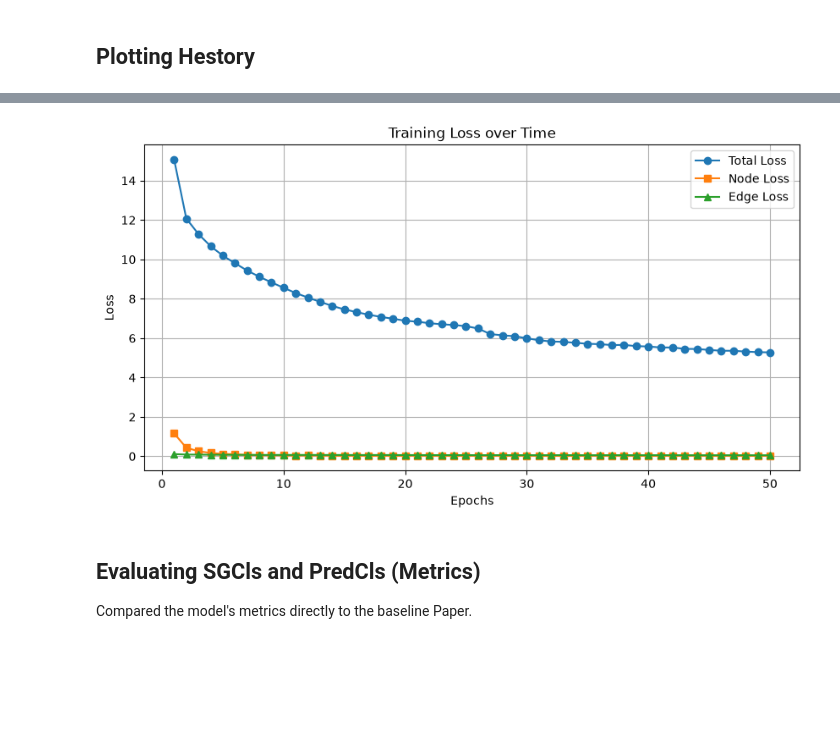
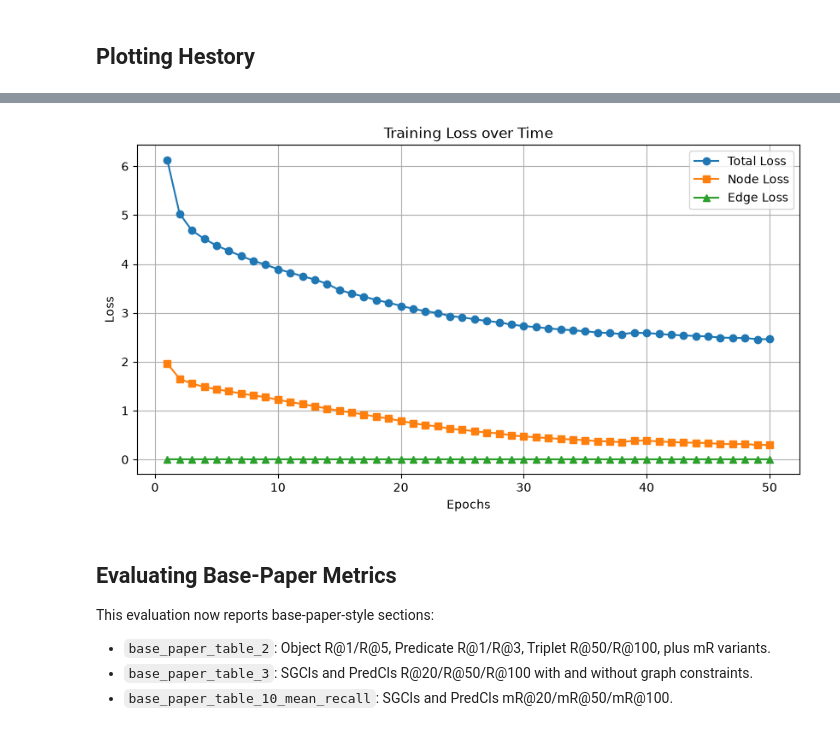
Before and after one commit to satyarthsinghwork-droid/Integration-by-Parts-3DSSG, a Jupyter notebook: run_3rscan_pipeline.ipynb, the cells around one changed output, grey strips where cells are left out. Cells and saved outputs as stored; diff of their text form; code cells hidden in the pictures; blank space fills up the shorter version.

```diff
--- a/run_3rscan_pipeline.ipynb
+++ b/run_3rscan_pipeline.ipynb
@@ -30,0 +3,32 @@ Text (CLIP), 3D Point Clouds (PointMAE), and 2D Video Frames (CLIP ViT).
+# %%
+import os
+import sys
+from pathlib import Path
+
+sys.path.append(os.path.abspath("."))
+
+from mtp_pipeline.config import ProjectPaths
+
+# Static 3DSSG protocol: the official OCRL 160-object / 26-relation split.
+# Temporal and dynamic losses are intentionally disabled below because 3DSSG
+# annotations are static scan groups, not moving-object video tracklets.
+EXPERIMENT_MODE = "static"
+SEED = 42
+
+paths = ProjectPaths()
+run_output_root = paths.output_root / "official_static_pretrained_pointnet_run"
+official_split_dir = Path(r"D:\MTP_Project\MTP_Pipeline_3RScan\official_splits")
+train_scans_file = official_split_dir / "train_scans.txt"
+val_scans_file = official_split_dir / "validation_scans.txt"
+
+text_output_dir = paths.reference_root / "3rscan_text_embeddings"
+lidar_output_dir = paths.reference_root / "3rscan_pointnet_pretrained_tokens"
+rgb_output_dir = paths.reference_root / "3rscan_rgb_temporal"
+database_output = paths.output_root / "3rscan_official_static_database_v2"
+pointnet_checkpoint = Path(r"D:\MTP_Project\MTP_Pipeline_3RScan\reference\pretrained\obj_enc.pth")
+
+print(f"Experiment mode: {EXPERIMENT_MODE}")
+print(f"Seed: {SEED}")
+print(f"Pretrained PointNet checkpoint: {pointnet_checkpoint}")
+print(f"Run outputs: {run_output_root}")
+print(f"Database: {database_output}")
@@ -164,29 +248,34 @@ Training finished. Checkpoint saved to: D:\MTP_Project\MTP_Pipeline_3RScan\pipel
 # %%
 import json
 import matplotlib.pyplot as plt
 
-history_file = paths.output_root / "training_history_3rscan.json"
+history_file = run_output_root / "training_history_3rscan.json"
 with open(history_file, 'r') as f:
     history = json.load(f)
 
 epochs = [x['epoch'] for x in history]
 total_loss = [x['total'] for x in history]
 node_loss = [x['node'] for x in history]
 edge_loss = [x['edge'] for x in history]
 
 plt.figure(figsize=(10, 5))
 plt.plot(epochs, total_loss, label='Total Loss', marker='o')
 plt.plot(epochs, node_loss, label='Node Loss', marker='s')
 plt.plot(epochs, edge_loss, label='Edge Loss', marker='^')
 plt.xlabel('Epochs')
 plt.ylabel('Loss')
 plt.title('Training Loss over Time')
 plt.legend()
 plt.grid(True)
 plt.show()
 # %% [output]
-[figure, old version]
+[figure, new version]
-# %% [markdown]
-## Evaluating SGCls and PredCls (Metrics)
-Compared the model's metrics directly to the baseline Paper.
+# %% [markdown]
+## Evaluating Base-Paper Metrics
+
+This evaluation now reports base-paper-style sections:
+
+- `base_paper_table_2`: Object R@1/R@5, Predicate R@1/R@3, Triplet R@50/R@100, plus mR variants.
+- `base_paper_table_3`: SGCls and PredCls R@20/R@50/R@100 with and without graph constraints.
+- `base_paper_table_10_mean_recall`: SGCls and PredCls mR@20/mR@50/mR@100.
 # %%
```
Also changed, not shown: parts of 14 cells of this notebook, 22 other files.
